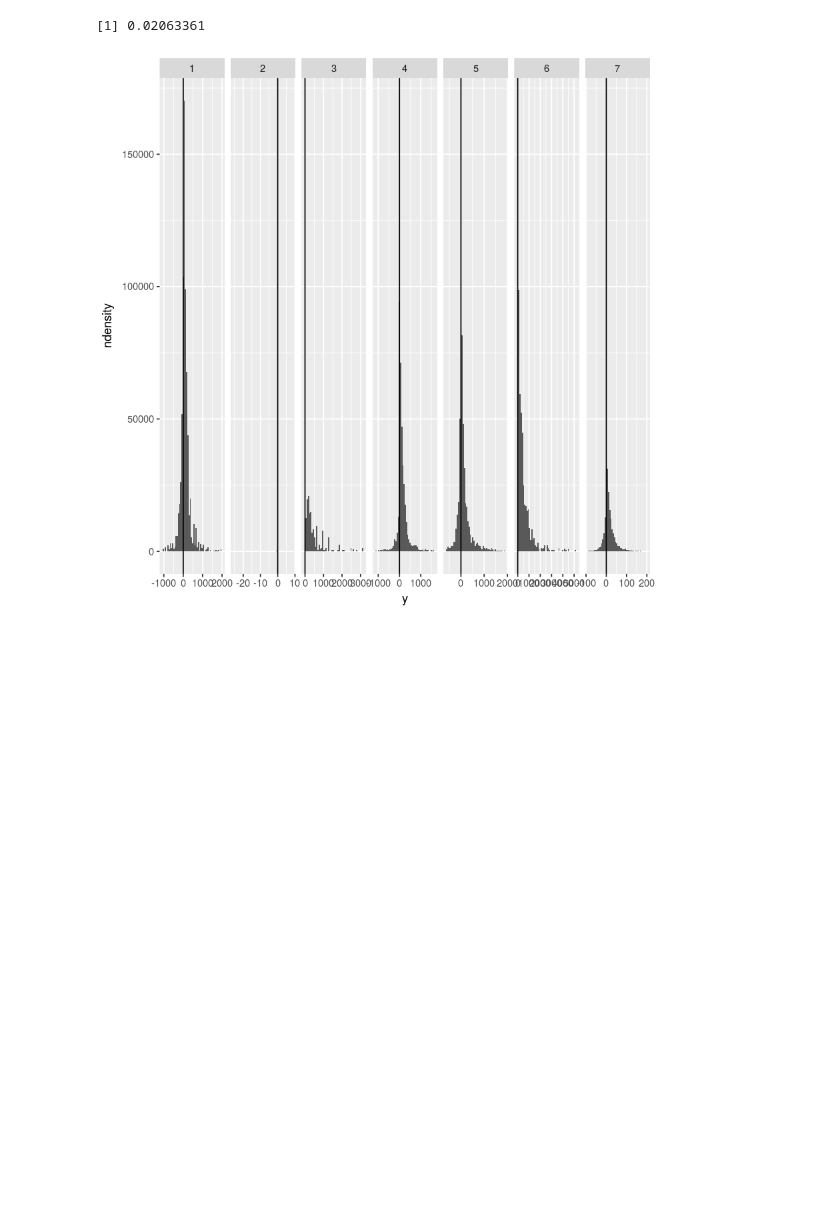
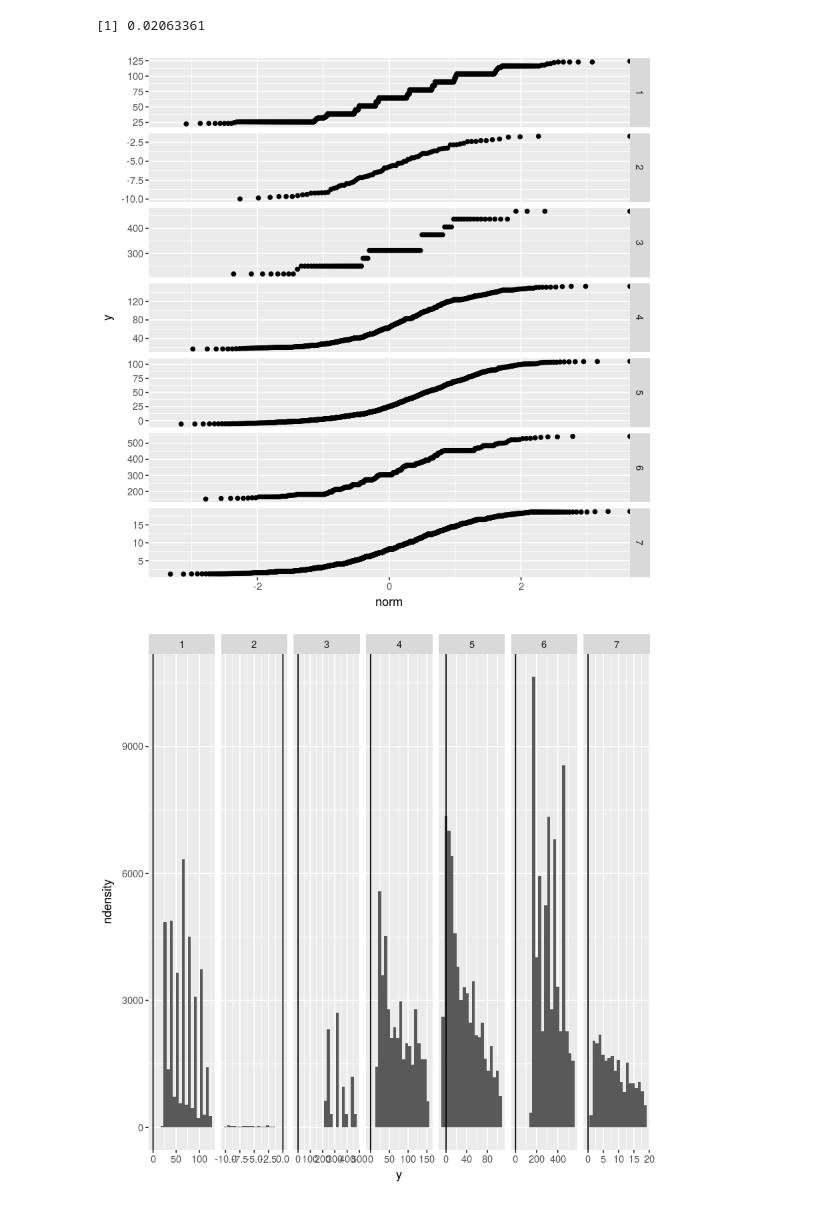
Before and after one commit to rgiordan/MicrocreditLRVB, a Jupyter notebook: inst/R/Exploratory graphs.ipynb, the cells around one changed output. Drawn from its saved outputs; the diff is of its cells as text; code cells hidden in the pictures; blank space fills up the shorter version.

Commit message:
qqplots

```diff
--- a/inst/R/Exploratory graphs.ipynb
+++ b/inst/R/Exploratory graphs.ipynb
@@ -54,24 +54,34 @@ min(abs(filter(data_df_transform, !zero_y)$y))
 [1] 0.02063361
 # %%
 #######################
-# Look at the raw distributions with outlier trimming.  There are a lot of nearly zero entries.
+# Look at qqplots and raw distributions with outlier trimming.  Even after trimming, they do not look very normal.
 
-trim_level <- 0.01
+trim_level <- 0.3
 y_quantiles <-
   filter(data_df_transform, !zero_y) %>%
   group_by(y_g) %>%
   summarize(qlower=quantile(y, trim_level), qupper=quantile(y, 1 - trim_level))
 
 data_df_trim <-
-  inner_join(data_df_transform, y_quantiles, by="y_g") %>%
-  filter(y < qupper & y > qlower)
+  filter(data_df_transform, !zero_y) %>%
+  inner_join(y_quantiles, by="y_g") %>%
+  filter(y < qupper & y > qlower) %>%
+  group_by(y_g) %>%
+  arrange(y) %>%
+  mutate(q=(1:length(y)) / length(y), norm=qnorm(q))
 
-ggplot(filter(data_df_trim, !zero_y)) +
-  geom_histogram(aes(x=y, y=..ndensity..), bins=50) +
+# Qqplots
+ggplot(filter(data_df_trim)) +
+  geom_point(aes(x=norm, y=y)) +
+  facet_grid(y_g ~ ., scales="free")
+
+ggplot(filter(data_df_trim)) +
+  geom_histogram(aes(x=y, y=..ndensity..), bins=20) +
   facet_grid(~ y_g, scales="free") +
   geom_vline(aes(xintercept=0))
 # %% [output]
-[figure, old version]
+[figure, new version]
+[figure, added]
 # %%
 ###################
 # Look at cumulative distributions to check for power law behavior.
```
Also changed, not shown: parts of 2 cells of this notebook, 1 other file.
